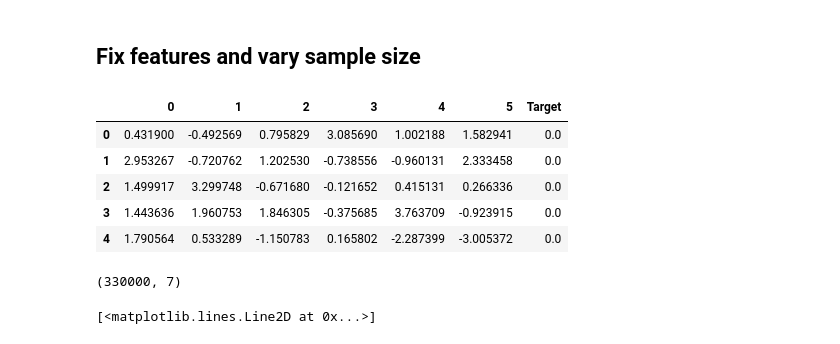
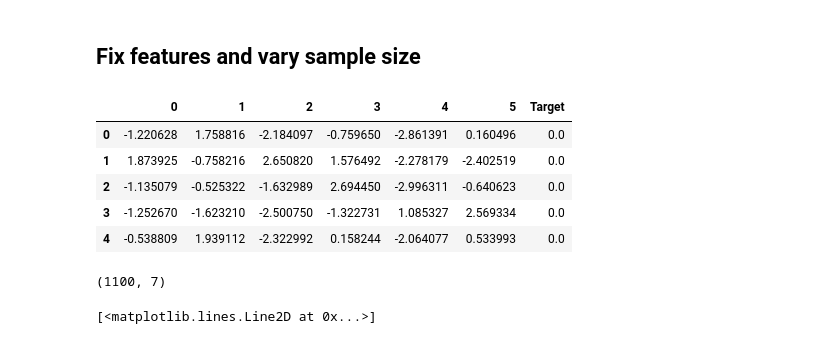
Before and after one commit to alessioarcudi/ExIFFI, a Jupyter notebook: notebooks/synthetic_datasets.ipynb, the cells around one changed output. Saved outputs shown, nothing was run; the diff lists cells and outputs as text; code cells hidden in the pictures.

Commit message:
Add Xaxis_1000_6 dataset

```diff
--- a/notebooks/synthetic_datasets.ipynb
+++ b/notebooks/synthetic_datasets.ipynb
@@ -111,18 +114,18 @@ for sample_size in [500,1000,2500,5000,10000,25000,50000,100000,250000,300000]:
 # %%
-data=pd.read_csv('/home/davidefrizzo/Desktop/PHD/ExIFFI/data/syn/Xaxis_300000_6.csv')
+data=pd.read_csv('/home/davide_frizzo/ExIFFI/data/syn/Xaxis_1000_6.csv')
 data=data.drop(columns='Unnamed: 0')
 data.head()
 # %% [output]
 |  | 0 | 1 | 2 | 3 | 4 | 5 | Target |
-| 0 | 0.431900 | -0.492569 | 0.795829 | 3.085690 | 1.002188 | 1.582941 | 0.0 |
-| 1 | 2.953267 | -0.720762 | 1.202530 | -0.738556 | -0.960131 | 2.333458 | 0.0 |
-| 2 | 1.499917 | 3.299748 | -0.671680 | -0.121652 | 0.415131 | 0.266336 | 0.0 |
-| 3 | 1.443636 | 1.960753 | 1.846305 | -0.375685 | 3.763709 | -0.923915 | 0.0 |
-| 4 | 1.790564 | 0.533289 | -1.150783 | 0.165802 | -2.287399 | -3.005372 | 0.0 |
+| 0 | -1.220628 | 1.758816 | -2.184097 | -0.759650 | -2.861391 | 0.160496 | 0.0 |
+| 1 | 1.873925 | -0.758216 | 2.650820 | 1.576492 | -2.278179 | -2.402519 | 0.0 |
+| 2 | -1.135079 | -0.525322 | -1.632989 | 2.694450 | -2.996311 | -0.640623 | 0.0 |
+| 3 | -1.252670 | -1.623210 | -2.500750 | -1.322731 | 1.085327 | 2.569334 | 0.0 |
+| 4 | -0.538809 | 1.939112 | -2.322992 | 0.158244 | -2.064077 | 0.533993 | 0.0 |
 # %%
 data.shape
 # %% [output]
-(330000, 7)
+(1100, 7)
 # %%
 plt.plot(data.iloc[:,0],data.iloc[:,1],'o')
 # %% [output]
```
Also changed, not shown: parts of 2 cells of this notebook, 1 other file.
